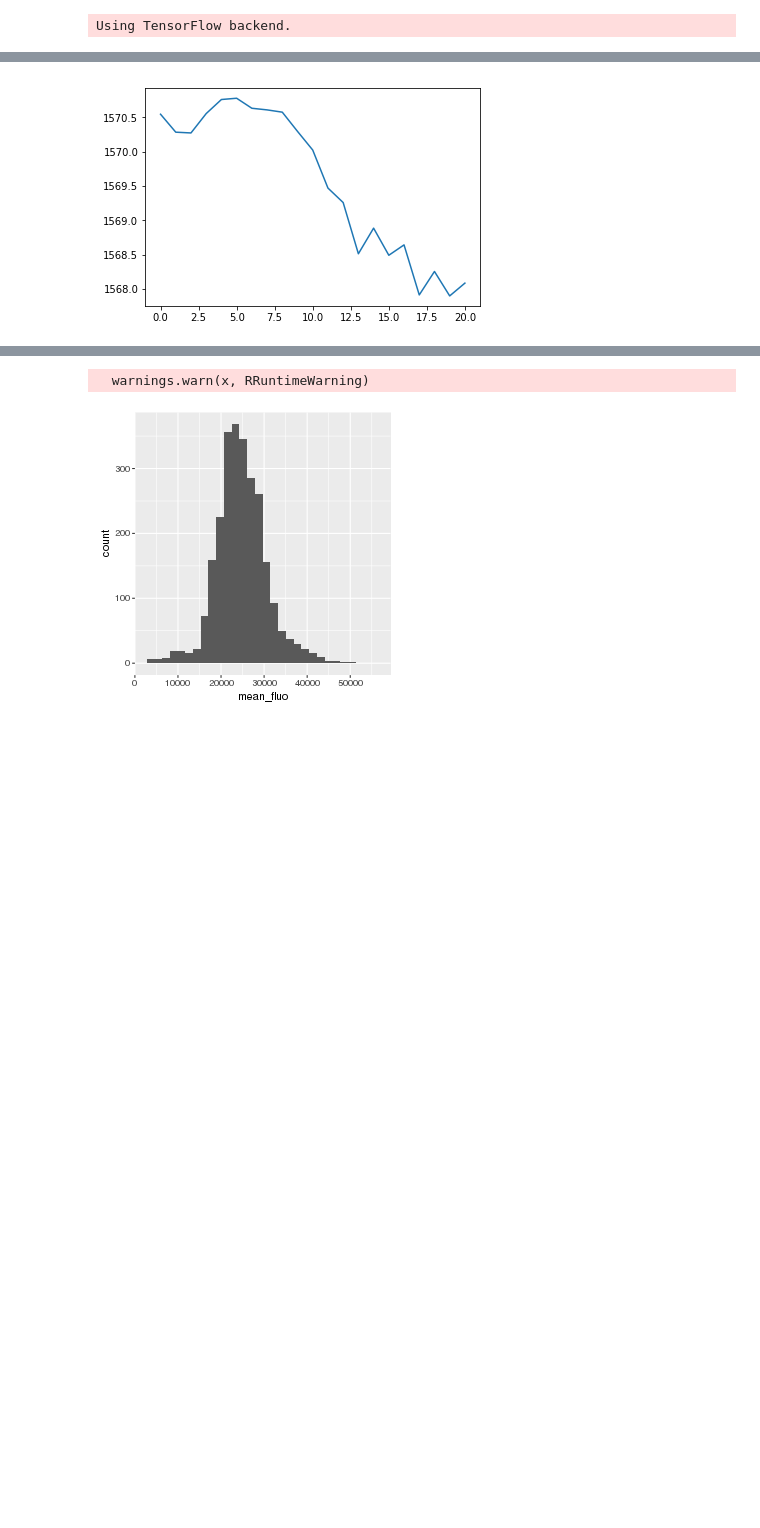
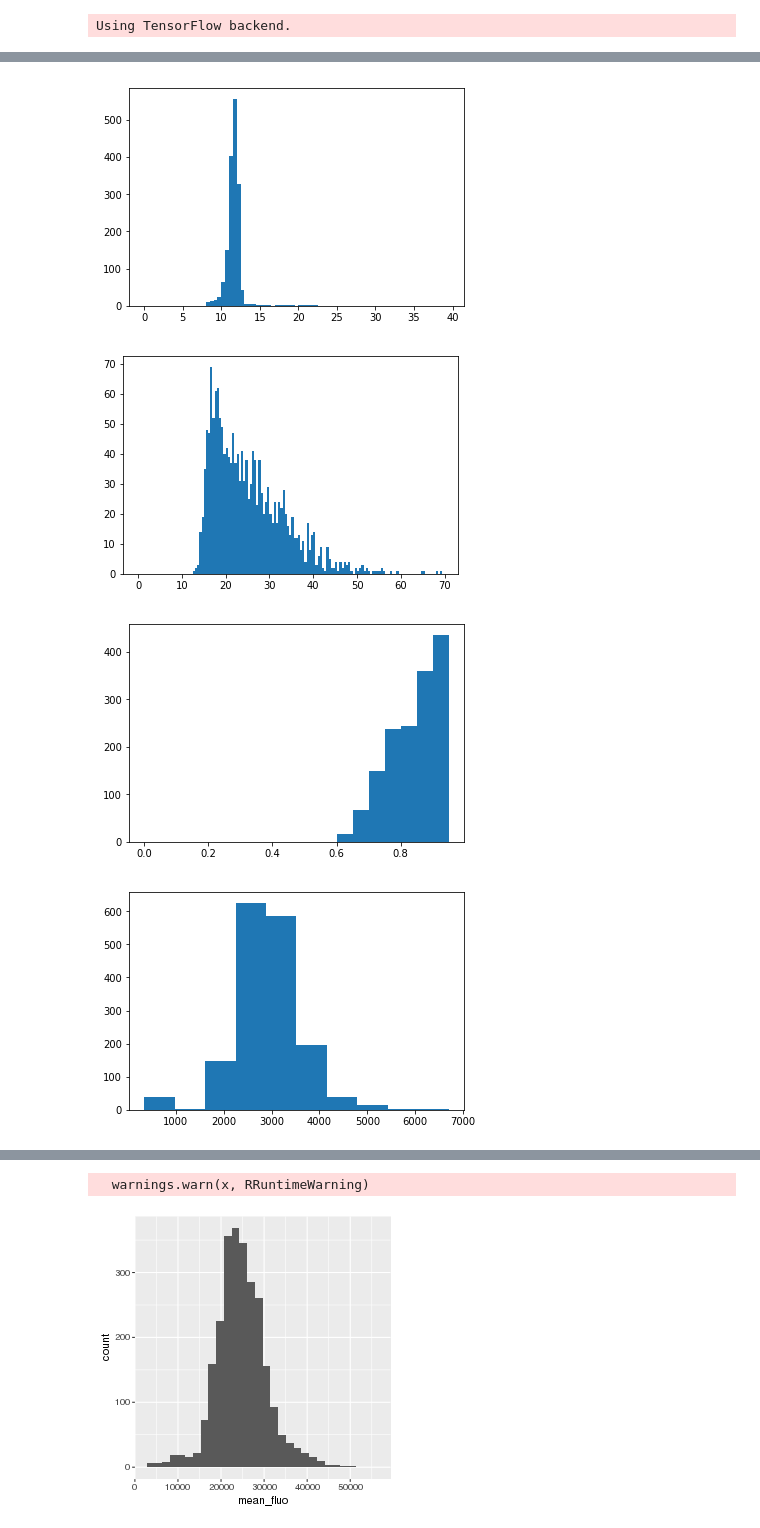
Before and after one commit to guiwitz/DeepPlateSegmenter, a Jupyter notebook: deep_plate_analysis.ipynb, the cells around one changed output, grey strips where cells are left out. Saved outputs shown, nothing was run; the diff lists cells and outputs as text; code cells hidden in the pictures; blank space fills up the shorter version.

```diff
--- a/deep_plate_analysis.ipynb
+++ b/deep_plate_analysis.ipynb
@@ -118,7 +122,16 @@ stack = MMobj.get_stack( frame=0,channel=0,position=10, compress = 1)
-# %%
-plt.plot([np.mean(stack[:,:,i][newMask==1]) for i in range(stack.shape[2])])
-plt.show()
-# %% [output]
-[figure, removed]
+# %%
+plt.hist([c.minor_axis_length for c in cell_info],bins = np.arange(0,40,0.5))
+plt.show()
+plt.hist([c.major_axis_length for c in cell_info],bins = np.arange(0,70,0.5))
+plt.show()
+plt.hist([c.eccentricity for c in cell_info],bins = np.arange(0,1,0.05))
+plt.show()
+plt.hist([c.mean_intensity for c in cell_info])#,bins = np.arange(0,1,0.05))
+plt.show()
+# %% [output]
+[figure, added]
+[figure, added]
+[figure, added]
+[figure, added]
 # %%
 fig, ax = plt.subplots(figsize=(20,20))
```
Also changed, not shown: parts of 13 cells of this notebook, 10 other files.
